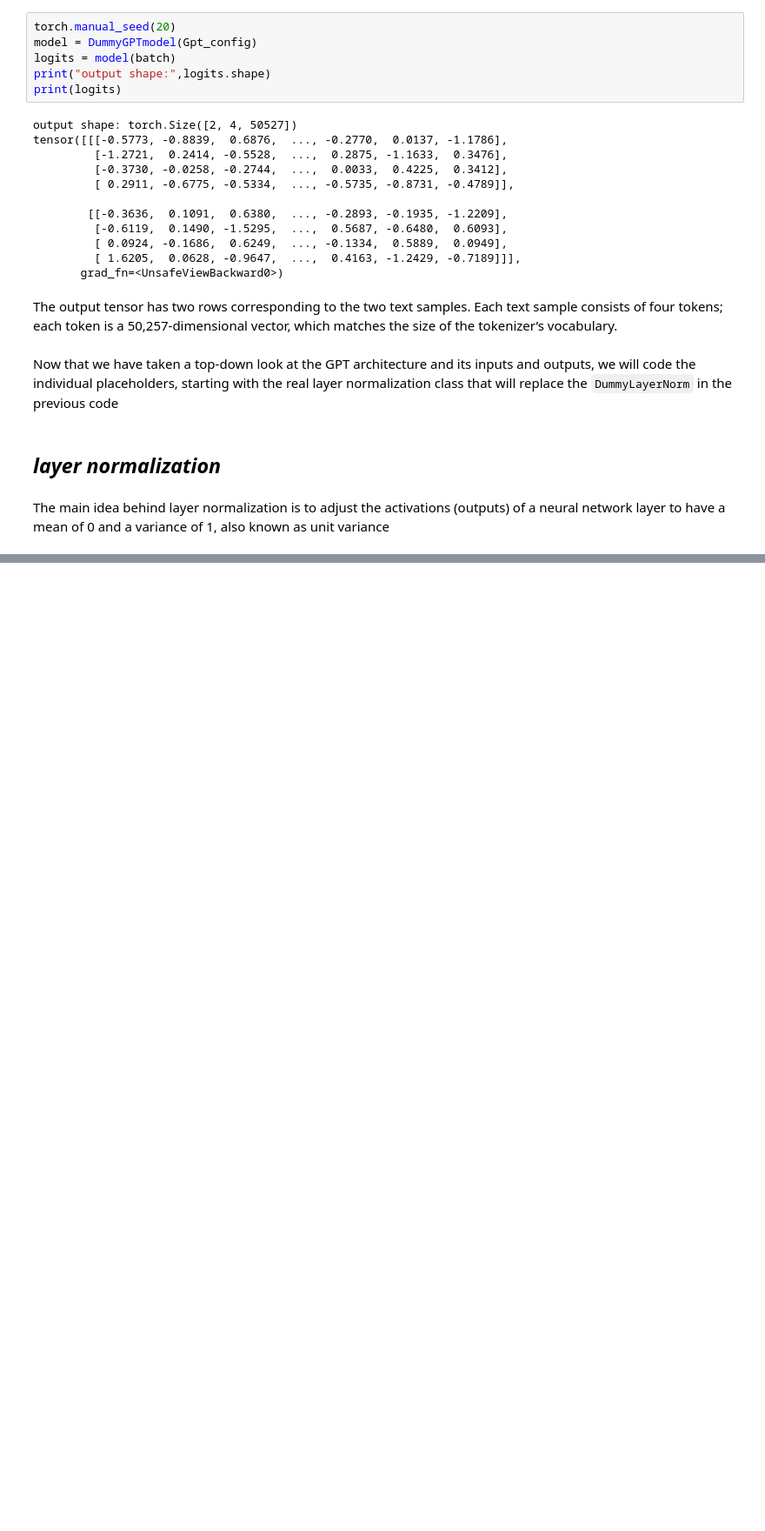
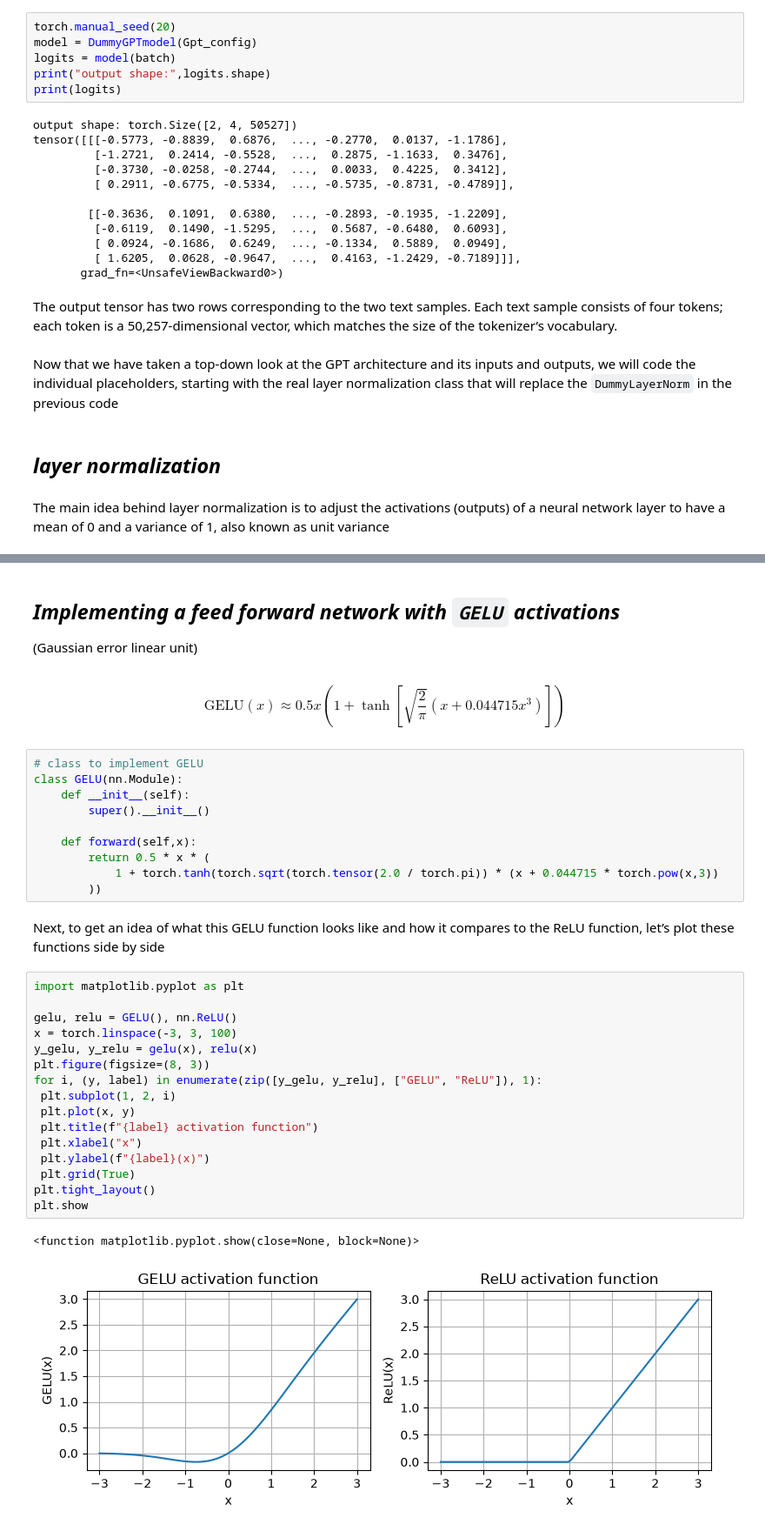
Before and after one commit to Harsh-Prajapati54/LLM-from-Scratch, a Jupyter notebook: notebooks/gptmodel.ipynb, the cells around one changed output, grey strips where cells are left out. Shown at 87% size. Cells and saved outputs as stored; diff of their text form; blank space fills up the shorter version.

Commit message:
Implement code changes to enhance functionality and improve performance

```diff
--- a/notebooks/gptmodel.ipynb
+++ b/notebooks/gptmodel.ipynb
@@ -141,0 +170,37 @@ class layerNorm(nn.Module):
+# %% [markdown]
+## *Implementing a feed forward network with `GELU` activations*
+(Gaussian error linear unit)
+# %% [markdown]
+$$\text{GELU}(x) \approx 0.5x\left(1 + \tanh\left[\sqrt{\frac{2}{\pi}}\left(x + 0.044715x^3\right)\right]\right)$$
+# %%
+# class to implement GELU
+class GELU(nn.Module):
+    def __init__(self):
+        super().__init__()
+
+    def forward(self,x):
+        return 0.5 * x * (
+            1 + torch.tanh(torch.sqrt(torch.tensor(2.0 / torch.pi)) * (x + 0.044715 * torch.pow(x,3))
+        ))
+# %% [markdown]
+Next, to get an idea of what this GELU function looks like and how it compares to the
+ReLU function, let’s plot these functions side by side
+# %%
+import matplotlib.pyplot as plt
+
+gelu, relu = GELU(), nn.ReLU()
+x = torch.linspace(-3, 3, 100)
+y_gelu, y_relu = gelu(x), relu(x)
+plt.figure(figsize=(8, 3))
+for i, (y, label) in enumerate(zip([y_gelu, y_relu], ["GELU", "ReLU"]), 1):
+ plt.subplot(1, 2, i)
+ plt.plot(x, y)
+ plt.title(f"{label} activation function")
+ plt.xlabel("x")
+ plt.ylabel(f"{label}(x)")
+ plt.grid(True)
+plt.tight_layout()
+plt.show
+# %% [output]
+<function matplotlib.pyplot.show(close=None, block=None)>
+[figure, added]
```
Also changed, not shown: parts of 5 cells of this notebook.
